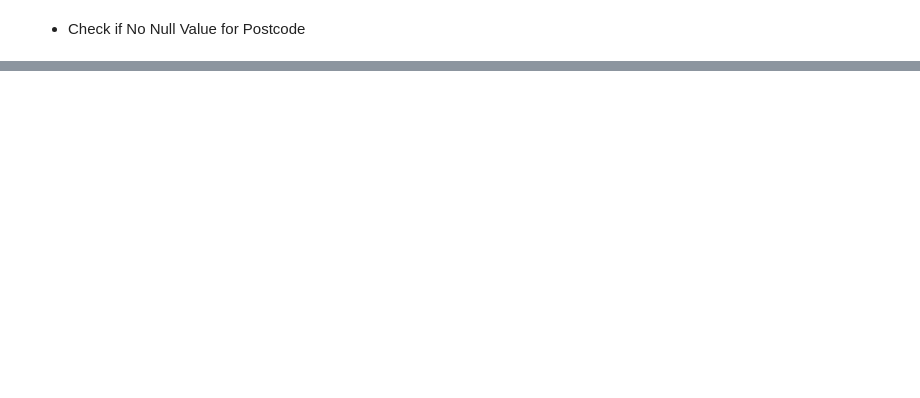
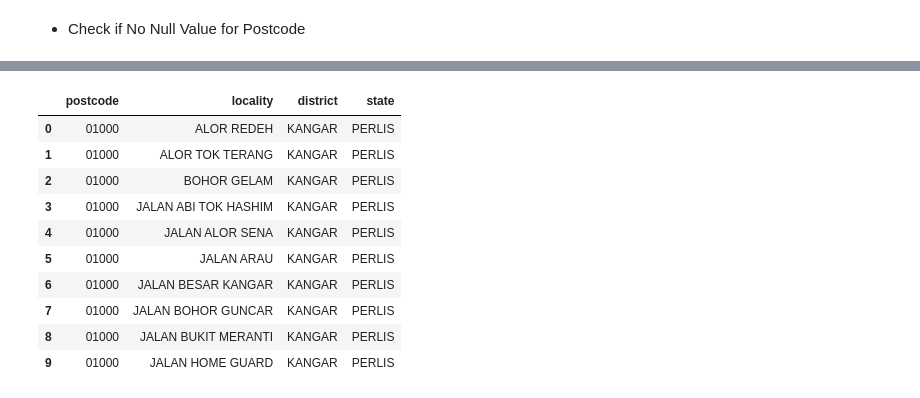
Before and after one commit to izardy/postcode-district-subdistrict-mapper, a Jupyter notebook: notebook/data-prep.ipynb, the cells around one changed output, grey strips where cells are left out. Drawn from its saved outputs; the diff is of its cells as text; code cells hidden in the pictures; blank space fills up the shorter version.

```diff
--- a/notebook/data-prep.ipynb
+++ b/notebook/data-prep.ipynb
@@ -1029,4 +1146,16 @@ mukim_district_state[mukim_district_state['postcode'].str.len()>5]
 # %%
-location.head(10)
+locality.head(10)
+# %% [output]
+|  | postcode | locality | district | state |
+| 0 | 01000 | ALOR REDEH | KANGAR | PERLIS |
+| 1 | 01000 | ALOR TOK TERANG | KANGAR | PERLIS |
+| 2 | 01000 | BOHOR GELAM | KANGAR | PERLIS |
+| 3 | 01000 | JALAN ABI TOK HASHIM | KANGAR | PERLIS |
+| 4 | 01000 | JALAN ALOR SENA | KANGAR | PERLIS |
+| 5 | 01000 | JALAN ARAU | KANGAR | PERLIS |
+| 6 | 01000 | JALAN BESAR KANGAR | KANGAR | PERLIS |
+| 7 | 01000 | JALAN BOHOR GUNCAR | KANGAR | PERLIS |
+| 8 | 01000 | JALAN BUKIT MERANTI | KANGAR | PERLIS |
+| 9 | 01000 | JALAN HOME GUARD | KANGAR | PERLIS |
 # %%
 mukim_district_state.head(10)
```
Also changed, not shown: parts of 36 cells of this notebook, 1 other file.
